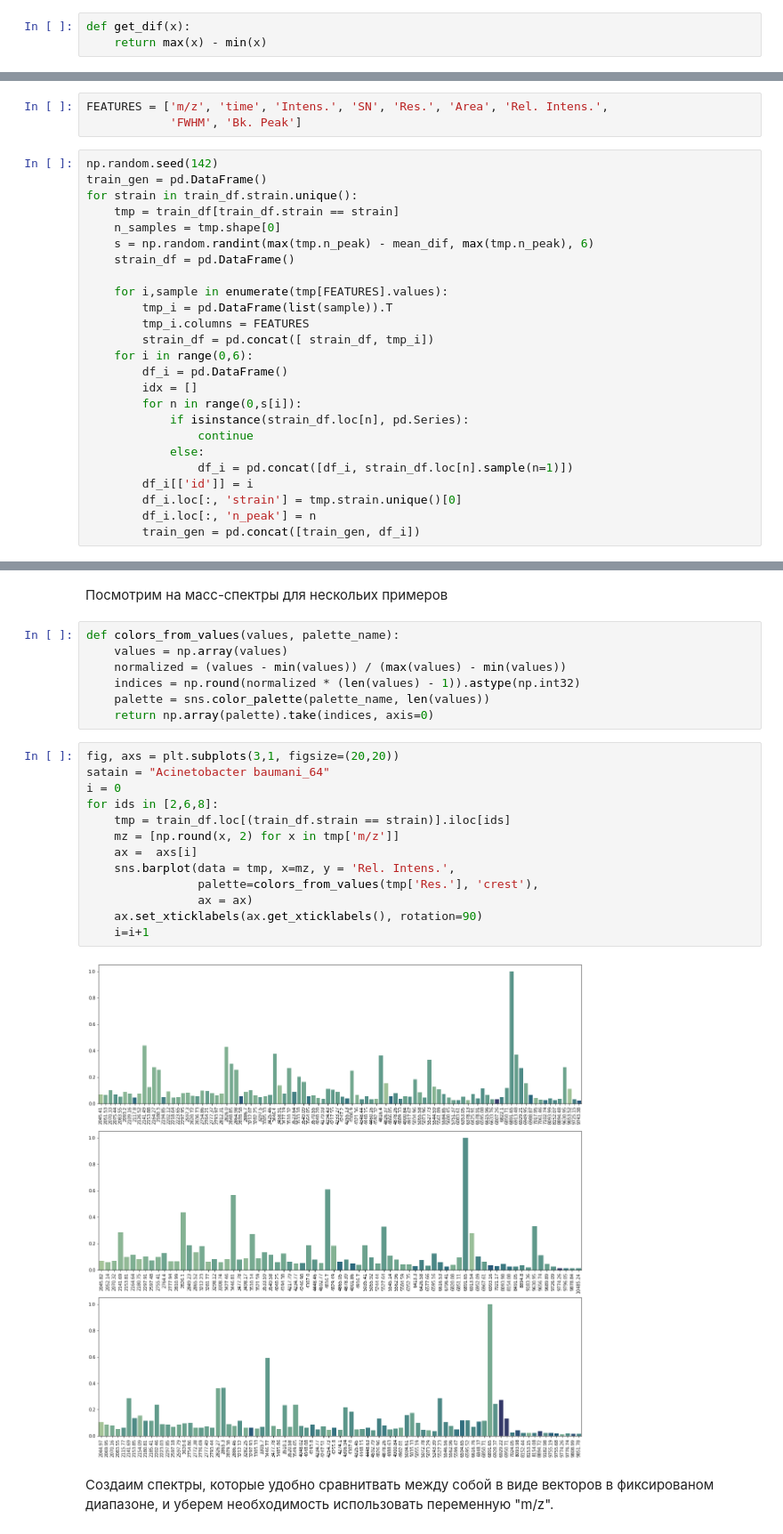
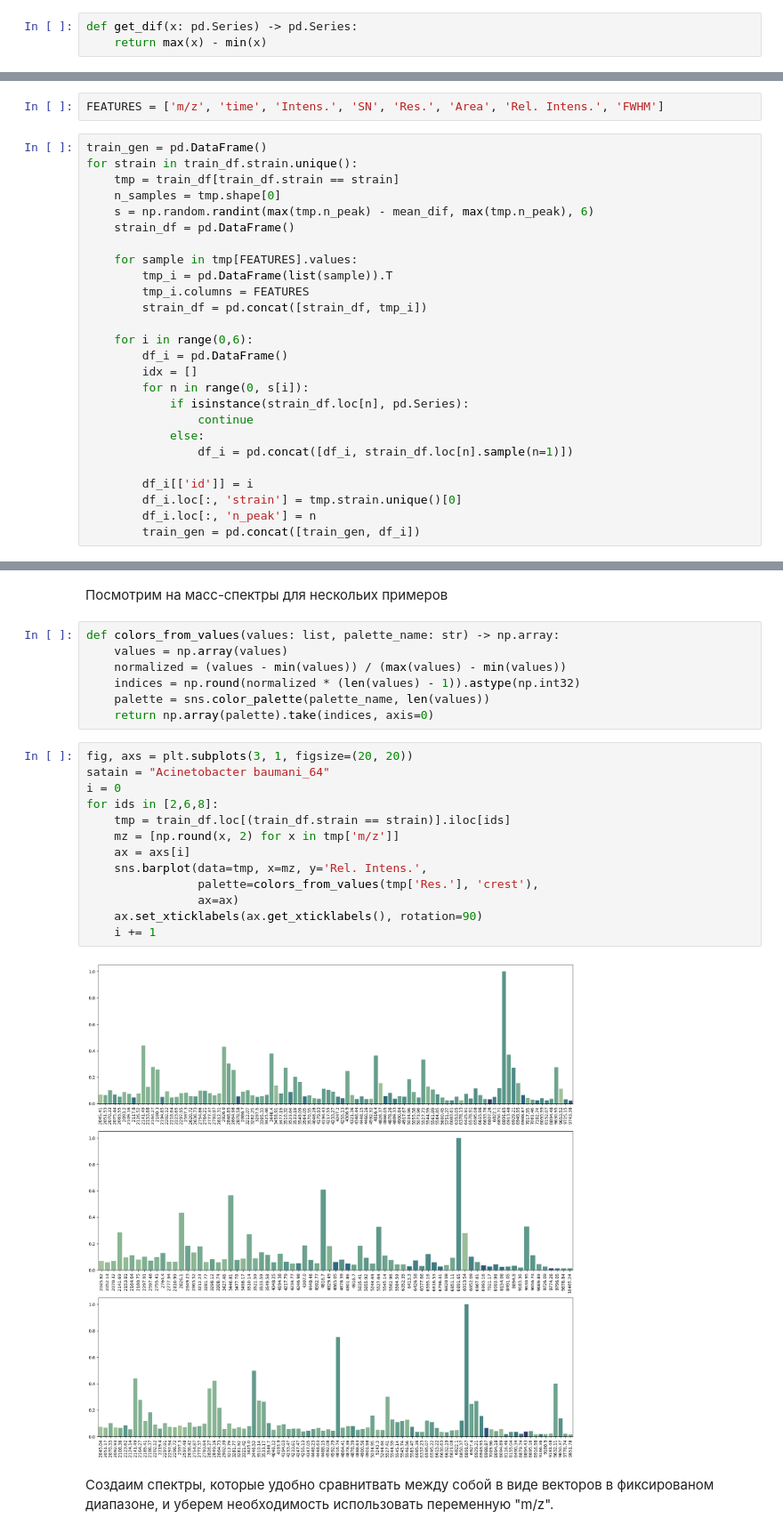
Before and after one commit to plus3balla/AI4Biology, a Jupyter notebook: baseline.ipynb, the cells around one changed output, grey strips where cells are left out. Shown at 89% size. Cells and saved outputs as stored; diff of their text form.

```diff
--- a/baseline.ipynb
+++ b/baseline.ipynb
@@ -56,7 +66,7 @@ train_df.groupby('strain').agg({'strain': "count"})
 # для начала орпеделим количестов пиков в масс-спектрах
 train_df.loc[:,'n_peak'] = train_df['m/z'].apply(len)
 # %%
-def get_dif(x):
+def get_dif(x: pd.Series) -> pd.Series:
     return max(x) - min(x)
 # %%
 # посмотрим на сколько по количеству строк (пиков) различаются таблицы внутри каждого штамма
@@ -70,10 +80,8 @@ sns.histplot(peaks_dif.n_peak)
 # будем использовать среднюю разности для варьирвания числа пиков в сгенерированных данных
 mean_dif = int(peaks_dif.n_peak.mean())
 # %%
-FEATURES = ['m/z', 'time', 'Intens.', 'SN', 'Res.', 'Area', 'Rel. Intens.',
-            'FWHM', 'Bk. Peak']
+FEATURES = ['m/z', 'time', 'Intens.', 'SN', 'Res.', 'Area', 'Rel. Intens.', 'FWHM']
 # %%
-np.random.seed(142)
 train_gen = pd.DataFrame()
 for strain in train_df.strain.unique():
     tmp = train_df[train_df.strain == strain]
@@ -81,18 +89,20 @@ for strain in train_df.strain.unique():
     s = np.random.randint(max(tmp.n_peak) - mean_dif, max(tmp.n_peak), 6)
     strain_df = pd.DataFrame()
 
-    for i,sample in enumerate(tmp[FEATURES].values):
+    for sample in tmp[FEATURES].values:
         tmp_i = pd.DataFrame(list(sample)).T
         tmp_i.columns = FEATURES
-        strain_df = pd.concat([ strain_df, tmp_i])
+        strain_df = pd.concat([strain_df, tmp_i])
+
     for i in range(0,6):
         df_i = pd.DataFrame()
         idx = []
-        for n in range(0,s[i]):
+        for n in range(0, s[i]):
             if isinstance(strain_df.loc[n], pd.Series):
                 continue
             else:
                 df_i = pd.concat([df_i, strain_df.loc[n].sample(n=1)])
+
         df_i[['id']] = i
         df_i.loc[:, 'strain'] = tmp.strain.unique()[0]
         df_i.loc[:, 'n_peak'] = n
@@ -148,27 +157,27 @@ for features in FEATURES:
 # %% [markdown]
 Посмотрим на масс-спектры для нескольих примеров
 # %%
-def colors_from_values(values, palette_name):
+def colors_from_values(values: list, palette_name: str) -> np.array:
     values = np.array(values)
     normalized = (values - min(values)) / (max(values) - min(values))
     indices = np.round(normalized * (len(values) - 1)).astype(np.int32)
     palette = sns.color_palette(palette_name, len(values))
     return np.array(palette).take(indices, axis=0)
 # %%
-fig, axs = plt.subplots(3,1, figsize=(20,20))
+fig, axs = plt.subplots(3, 1, figsize=(20, 20))
 satain = "Acinetobacter baumani_64"
 i = 0
 for ids in [2,6,8]:
     tmp = train_df.loc[(train_df.strain == strain)].iloc[ids]
     mz = [np.round(x, 2) for x in tmp['m/z']]
-    ax =  axs[i]
-    sns.barplot(data = tmp, x=mz, y = 'Rel. Intens.',
+    ax = axs[i]
+    sns.barplot(data=tmp, x=mz, y='Rel. Intens.',
                 palette=colors_from_values(tmp['Res.'], 'crest'),
-                ax = ax)
+                ax=ax)
     ax.set_xticklabels(ax.get_xticklabels(), rotation=90)
-    i=i+1
+    i += 1
 # %% [output]
-[figure, old version]
+[figure, new version]
 # %% [markdown]
 Создаим спектры, которые удобно сравнитвать между собой в виде векторов в фиксированом диапазоне, и уберем необходимость использовать переменную "m/z".
 # %%
```
Also changed, not shown: parts of 50 cells of this notebook, 28 other files.
